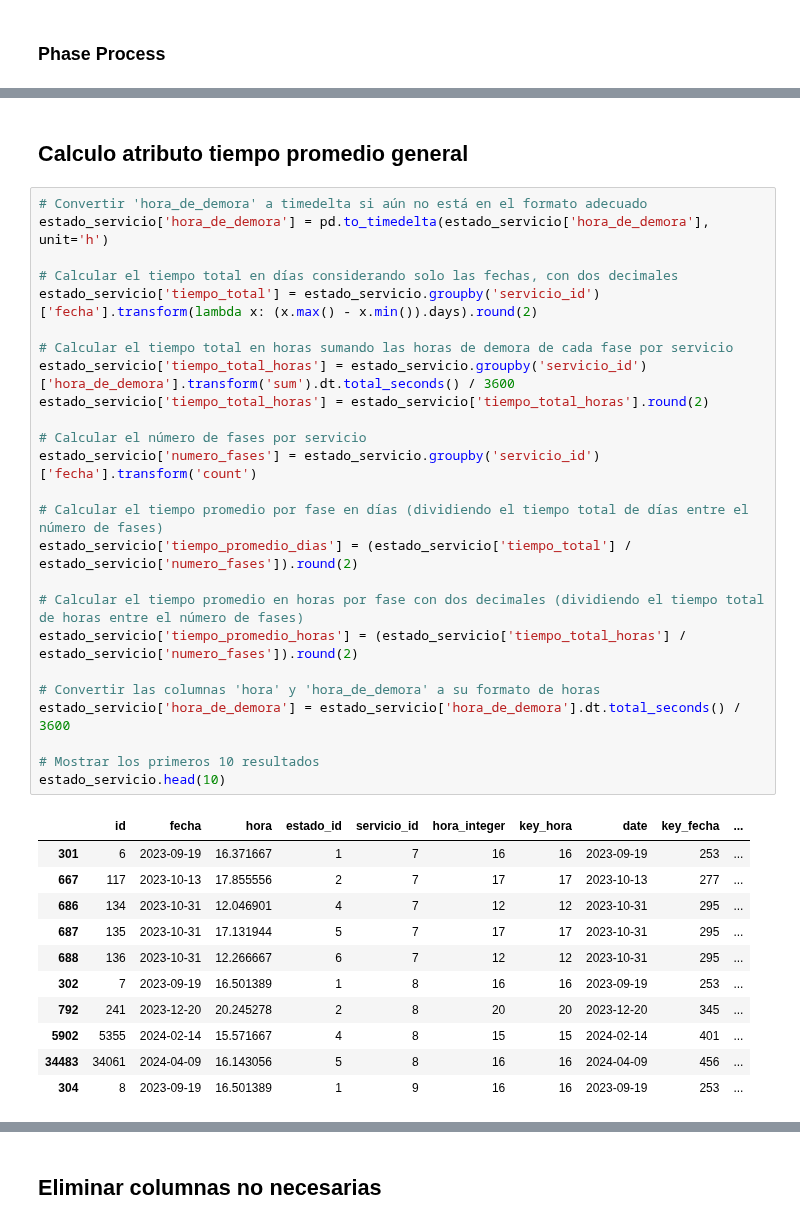
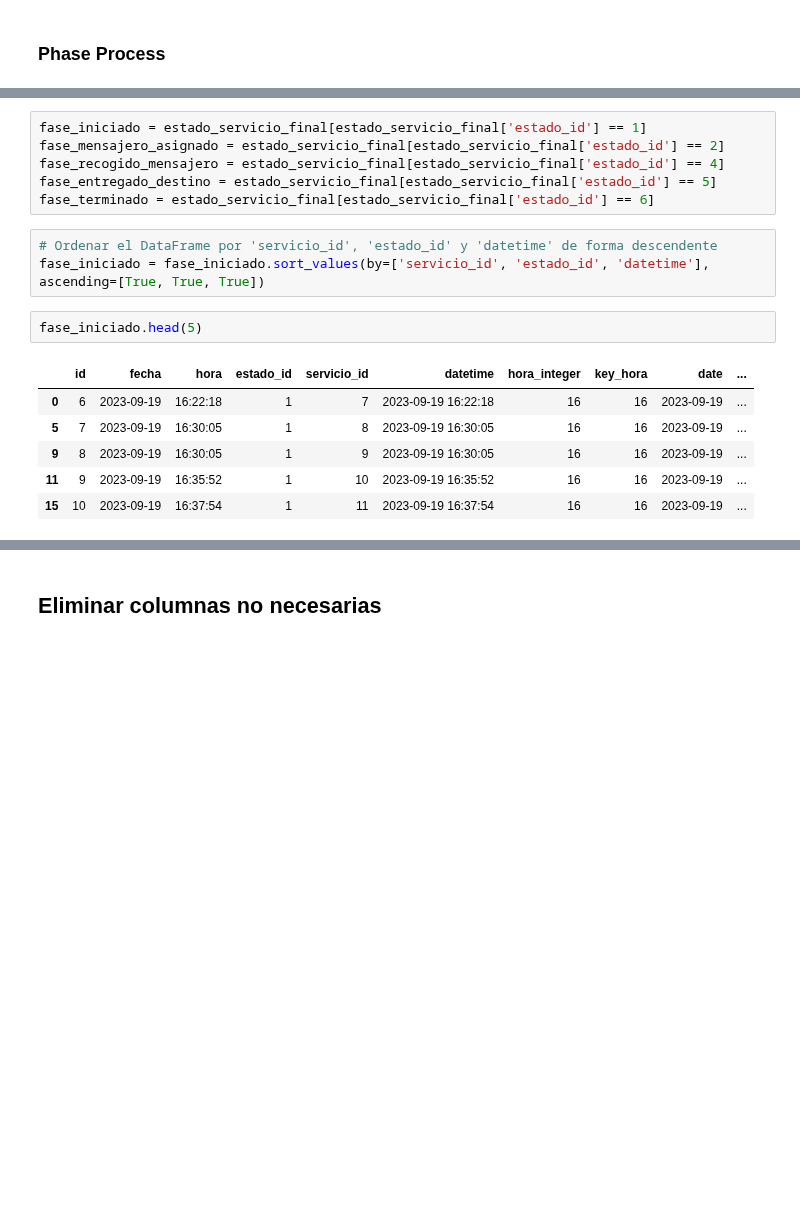
Before and after one commit to JabColV/datascience_project, a Jupyter notebook: segunda_entrega/hecho_servicio_fase.ipynb, the cells around one changed output, grey strips where cells are left out. Saved outputs shown, nothing was run; the diff lists cells and outputs as text; blank space fills up the shorter version.

```diff
--- a/segunda_entrega/hecho_servicio_fase.ipynb
+++ b/segunda_entrega/hecho_servicio_fase.ipynb
@@ -199,39 +167,18 @@ estado_servicio.head(20)
-# %% [markdown]
-## Calculo atributo tiempo promedio general
-# %%
-# Convertir 'hora_de_demora' a timedelta si aún no está en el formato adecuado
-estado_servicio['hora_de_demora'] = pd.to_timedelta(estado_servicio['hora_de_demora'], unit='h')
-
-# Calcular el tiempo total en días considerando solo las fechas, con dos decimales
-estado_servicio['tiempo_total'] = estado_servicio.groupby('servicio_id')['fecha'].transform(lambda x: (x.max() - x.min()).days).round(2)
-
-# Calcular el tiempo total en horas sumando las horas de demora de cada fase por servicio
-estado_servicio['tiempo_total_horas'] = estado_servicio.groupby('servicio_id')['hora_de_demora'].transform('sum').dt.total_seconds() / 3600
-estado_servicio['tiempo_total_horas'] = estado_servicio['tiempo_total_horas'].round(2)
-
-# Calcular el número de fases por servicio
-estado_servicio['numero_fases'] = estado_servicio.groupby('servicio_id')['fecha'].transform('count')
-
-# Calcular el tiempo promedio por fase en días (dividiendo el tiempo total de días entre el número de fases)
-estado_servicio['tiempo_promedio_dias'] = (estado_servicio['tiempo_total'] / estado_servicio['numero_fases']).round(2)
-
-# Calcular el tiempo promedio en horas por fase con dos decimales (dividiendo el tiempo total de horas entre el número de fases)
-estado_servicio['tiempo_promedio_horas'] = (estado_servicio['tiempo_total_horas'] / estado_servicio['numero_fases']).round(2)
-
-# Convertir las columnas 'hora' y 'hora_de_demora' a su formato de horas
-estado_servicio['hora_de_demora'] = estado_servicio['hora_de_demora'].dt.total_seconds() / 3600
-
-# Mostrar los primeros 10 resultados
-estado_servicio.head(10)
-# %% [output]
-|  | id | fecha | hora | estado_id | servicio_id | hora_integer | key_hora | date | key_fecha | ... |
-| 301 | 6 | 2023-09-19 | 16.371667 | 1 | 7 | 16 | 16 | 2023-09-19 | 253 | ... |
-| 667 | 117 | 2023-10-13 | 17.855556 | 2 | 7 | 17 | 17 | 2023-10-13 | 277 | ... |
-| 686 | 134 | 2023-10-31 | 12.046901 | 4 | 7 | 12 | 12 | 2023-10-31 | 295 | ... |
-| 687 | 135 | 2023-10-31 | 17.131944 | 5 | 7 | 17 | 17 | 2023-10-31 | 295 | ... |
-| 688 | 136 | 2023-10-31 | 12.266667 | 6 | 7 | 12 | 12 | 2023-10-31 | 295 | ... |
-| 302 | 7 | 2023-09-19 | 16.501389 | 1 | 8 | 16 | 16 | 2023-09-19 | 253 | ... |
-| 792 | 241 | 2023-12-20 | 20.245278 | 2 | 8 | 20 | 20 | 2023-12-20 | 345 | ... |
-| 5902 | 5355 | 2024-02-14 | 15.571667 | 4 | 8 | 15 | 15 | 2024-02-14 | 401 | ... |
-| 34483 | 34061 | 2024-04-09 | 16.143056 | 5 | 8 | 16 | 16 | 2024-04-09 | 456 | ... |
-| 304 | 8 | 2023-09-19 | 16.501389 | 1 | 9 | 16 | 16 | 2023-09-19 | 253 | ... |
+# %%
+fase_iniciado = estado_servicio_final[estado_servicio_final['estado_id'] == 1]
+fase_mensajero_asignado = estado_servicio_final[estado_servicio_final['estado_id'] == 2]
+fase_recogido_mensajero = estado_servicio_final[estado_servicio_final['estado_id'] == 4]
+fase_entregado_destino = estado_servicio_final[estado_servicio_final['estado_id'] == 5]
+fase_terminado = estado_servicio_final[estado_servicio_final['estado_id'] == 6]
+# %%
+# Ordenar el DataFrame por 'servicio_id', 'estado_id' y 'datetime' de forma descendente
+fase_iniciado = fase_iniciado.sort_values(by=['servicio_id', 'estado_id', 'datetime'], ascending=[True, True, True])
+# %%
+fase_iniciado.head(5)
+# %% [output]
+|  | id | fecha | hora | estado_id | servicio_id | datetime | hora_integer | key_hora | date | ... |
+| 0 | 6 | 2023-09-19 | 16:22:18 | 1 | 7 | 2023-09-19 16:22:18 | 16 | 16 | 2023-09-19 | ... |
+| 5 | 7 | 2023-09-19 | 16:30:05 | 1 | 8 | 2023-09-19 16:30:05 | 16 | 16 | 2023-09-19 | ... |
+| 9 | 8 | 2023-09-19 | 16:30:05 | 1 | 9 | 2023-09-19 16:30:05 | 16 | 16 | 2023-09-19 | ... |
+| 11 | 9 | 2023-09-19 | 16:35:52 | 1 | 10 | 2023-09-19 16:35:52 | 16 | 16 | 2023-09-19 | ... |
+| 15 | 10 | 2023-09-19 | 16:37:54 | 1 | 11 | 2023-09-19 16:37:54 | 16 | 16 | 2023-09-19 | ... |
```
Also changed, not shown: parts of 38 cells of this notebook, 1 other file.
